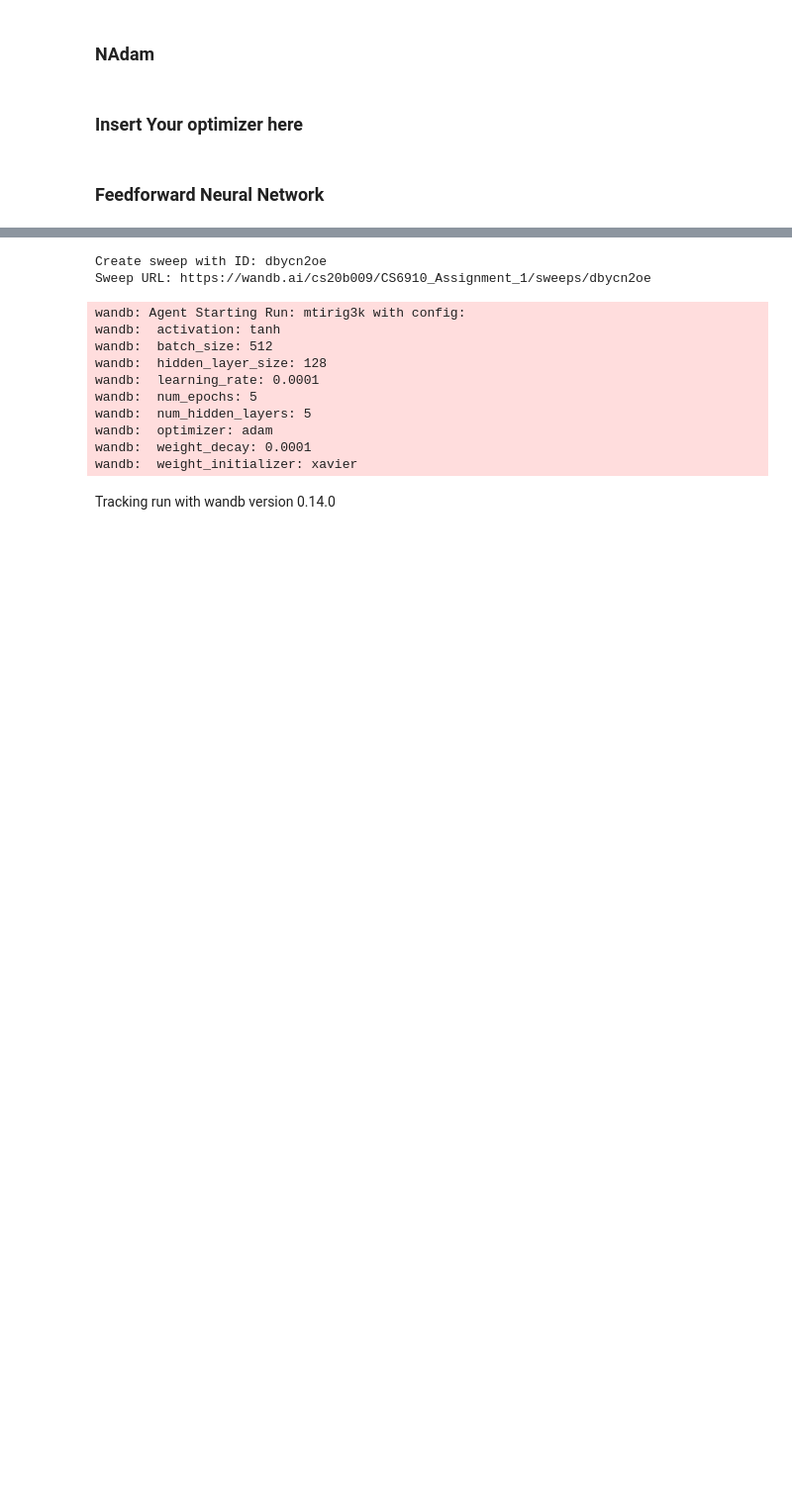
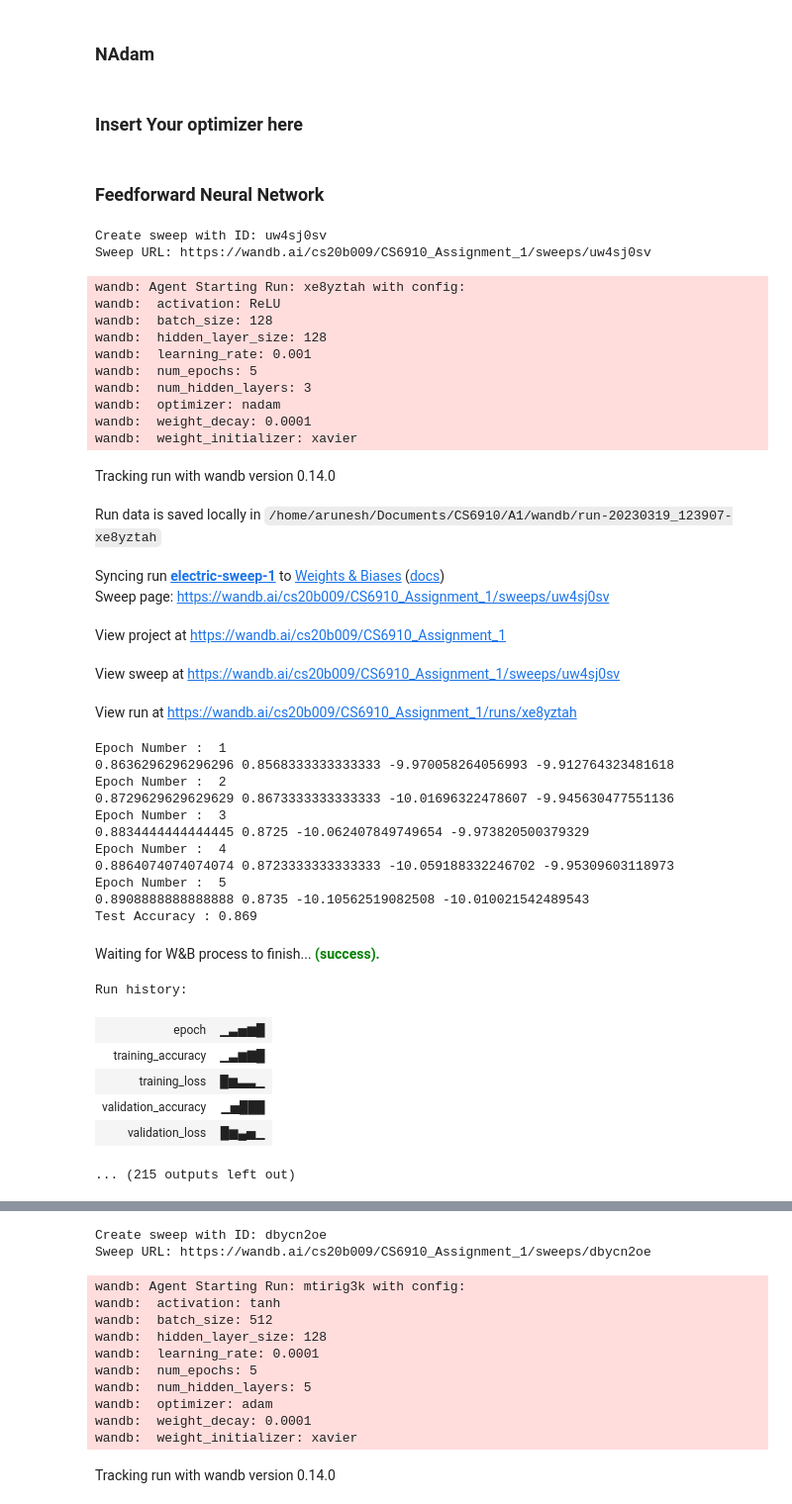
Before and after one commit to Arunesh28/Feed-Forward-Neural-Network, a Jupyter notebook: FeedForwardNeuralNet_wandb.ipynb, the cells around one changed output, grey strips where cells are left out. Shown at 99% size. Saved outputs shown, nothing was run; the diff lists cells and outputs as text; code cells hidden in the pictures; blank space fills up the shorter version.

Commit message:
Final Sweep Done

```diff
--- a/FeedForwardNeuralNet_wandb.ipynb
+++ b/FeedForwardNeuralNet_wandb.ipynb
@@ -717,3 +713,83 @@ sweep_config = {
         },
     }
 }
+# %%
+sweep_config1 = {
+    # "name" : "assignment_sweeps",
+    "method" : "grid",
+    "metric" :{
+        "name" : "validation_accuracy",
+        "goal" : "maximize"
+    },
+    "parameters" : {
+        "num_epochs" : {
+            "values" : [5,10]
+        },
+        "num_hidden_layers" : {
+            "values" : [3]
+        },
+        "hidden_layer_size" : {
+            "values" : [128]
+        },
+        "weight_decay" : {
+            "values" : [0.0001]
+        },
+        "learning_rate" : {
+            "values" : [0.001,0.0001]
+        },
+        "optimizer" : {
+           "values" : ["nadam", "adam", "nesterov"]
+        },
+        "batch_size" : {
+            "values" : [128,256,512]
+        },
+        "weight_initializer" : {
+            "values" : ["xavier"]
+        },
+        "activation" : {
+            "values" : ["ReLU"]
+        },
+    }
+}
+# %%
+sweep_id1 = wandb.sweep(sweep_config1,project="CS6910_Assignment_1")
+wandb.agent(sweep_id=sweep_id1,function=train,count = 40)
+# %% [output]
+Create sweep with ID: uw4sj0sv
+Sweep URL: https://wandb.ai/cs20b009/CS6910_Assignment_1/sweeps/uw4sj0sv
+wandb: Agent Starting Run: xe8yztah with config:
+wandb:  activation: ReLU
+wandb:  batch_size: 128
+wandb:  hidden_layer_size: 128
+wandb:  learning_rate: 0.001
+wandb:  num_epochs: 5
+wandb:  num_hidden_layers: 3
+wandb:  optimizer: nadam
+wandb:  weight_decay: 0.0001
+wandb:  weight_initializer: xavier
+Tracking run with wandb version 0.14.0
+Run data is saved locally in /home/arunesh/Documents/CS6910/A1/wandb/run-20230319_123907-xe8yztah
+Syncing run electric-sweep-1 to Weights & Biases (docs)
+Sweep page: https://wandb.ai/cs20b009/CS6910_Assignment_1/sweeps/uw4sj0sv
+View project at https://wandb.ai/cs20b009/CS6910_Assignment_1
+View sweep at https://wandb.ai/cs20b009/CS6910_Assignment_1/sweeps/uw4sj0sv
+View run at https://wandb.ai/cs20b009/CS6910_Assignment_1/runs/xe8yztah
+Epoch Number :  1
+0.8636296296296296 0.8568333333333333 -9.970058264056993 -9.912764323481618
+Epoch Number :  2
+0.8729629629629629 0.8673333333333333 -10.01696322478607 -9.945630477551136
+Epoch Number :  3
+0.8834444444444445 0.8725 -10.062407849749654 -9.973820500379329
+Epoch Number :  4
+0.8864074074074074 0.8723333333333333 -10.059188332246702 -9.95309603118973
+Epoch Number :  5
+0.8908888888888888 0.8735 -10.10562519082508 -10.010021542489543
+Test Accuracy : 0.869
+Waiting for W&B process to finish... (success).
+Run history:
+| epoch | ▁▃▅▆█ |
+| training_accuracy | ▁▃▆▇█ |
+| training_loss | █▆▃▃▁ |
+| validation_accuracy | ▁▅███ |
+| validation_loss | █▆▄▅▁ |
+... (215 outputs left out)
```
Also changed, not shown: parts of 2 cells of this notebook, 1 other file.
